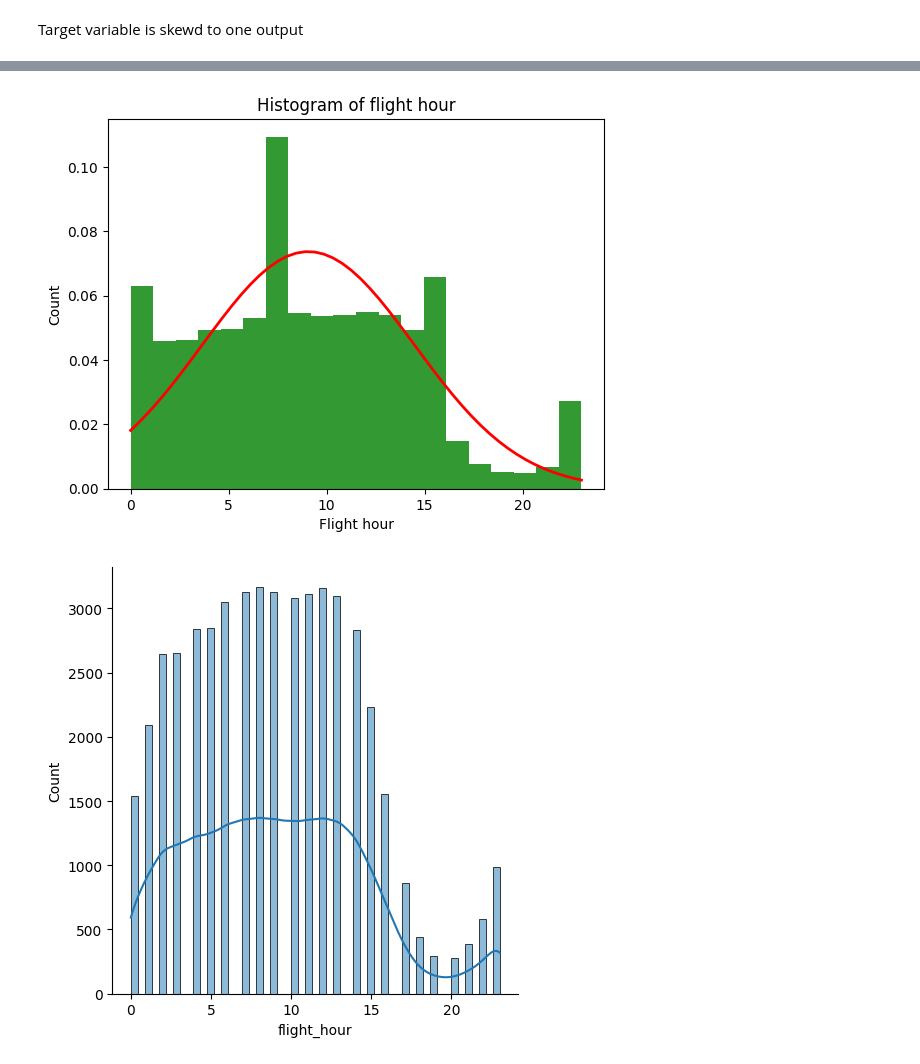
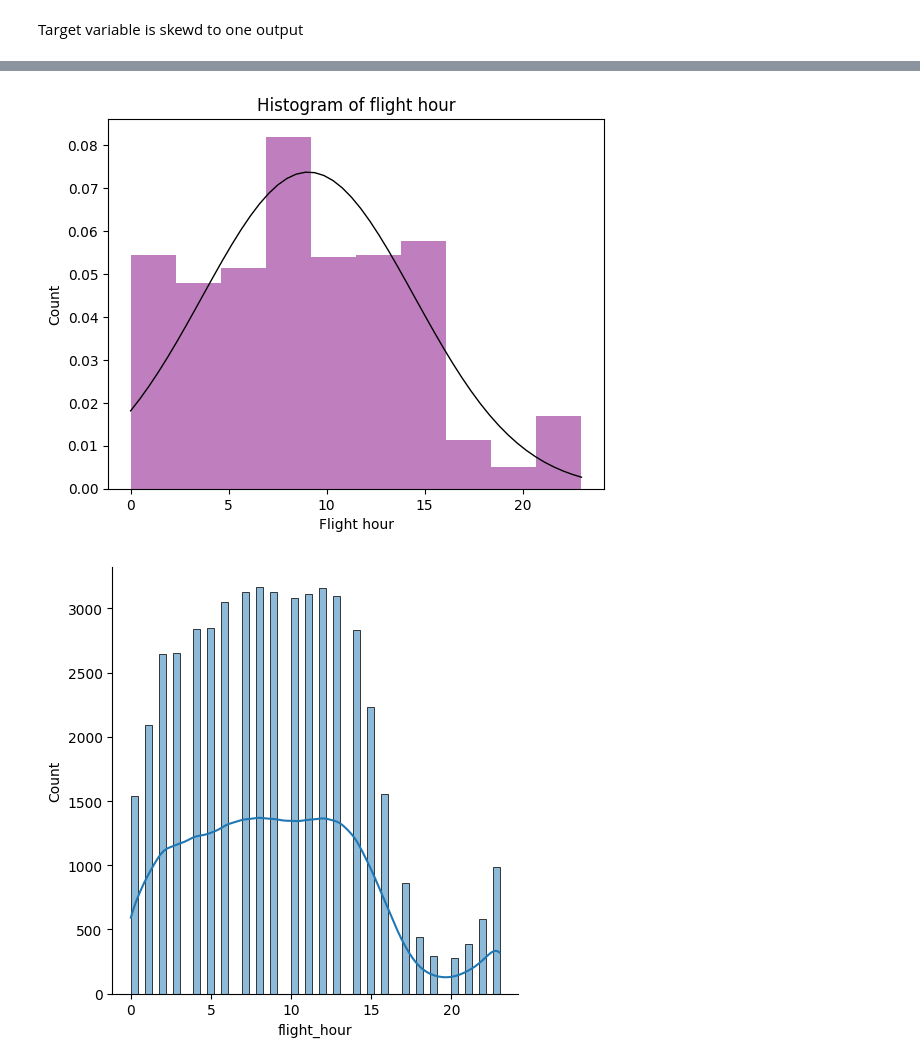
Before and after one commit to mehadisaki/Project_2_British_airways_data_ML, a Jupyter notebook: Predicting_customer_buying_behaviour.ipynb, the cells around one changed output, grey strips where cells are left out. Cells and saved outputs as stored; diff of their text form; code cells hidden in the pictures.

```diff
--- a/Predicting_customer_buying_behaviour.ipynb
+++ b/Predicting_customer_buying_behaviour.ipynb
@@ -318,26 +345,26 @@ countplot("flight_hour", df, "Flight hour", (10,5) )
 # %%
-plt.hist(df["flight_hour"], bins= 20, density = True, alpha = 0.8, color = 'green')
+plt.hist(df["flight_hour"], bins= 10, density = True, alpha = 0.5, color = 'purple')
 plt.xlabel('Flight hour')
 plt.ylabel('Count')
 plt.title('Histogram of flight hour')
 
 # create range
 x = np.linspace(max(df["flight_hour"]), min(df["flight_hour"]))
 
 # compute normal distribution
 mu , std = norm.fit(df["flight_hour"])
 
 # compute desity curve
 
 pdf = norm.pdf(x,mu,std)
 
 # plot the pdf
 
-plt.plot(x, pdf, '-r', linewidth = 2)
+plt.plot(x, pdf, 'black', linewidth =1)
 
 plt.show()
 # %% [output]
-[figure, old version]
+[figure, new version]
 # %%
 sns.displot(df["flight_hour"], kde= True)
 plt.show()
```
Also changed, not shown: parts of 74 cells of this notebook, 2 other files.
